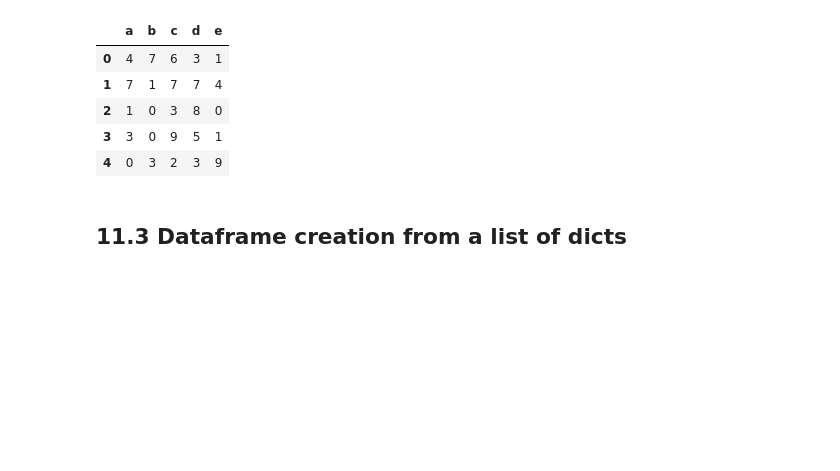
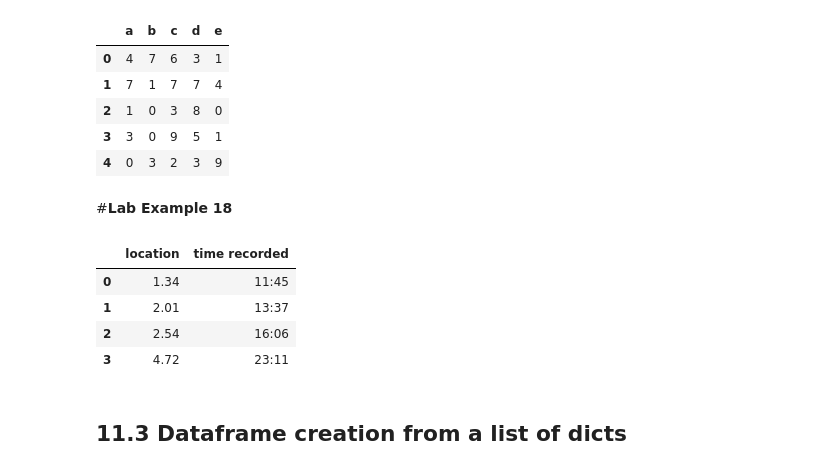
Before and after one commit to IAT-ExploringAI-2025/Week1-Intro-to-Python, a Jupyter notebook: introduction_to_python.ipynb, the cells around one changed output. Cells and saved outputs as stored; diff of their text form; code cells hidden in the pictures; blank space fills up the shorter version.

```diff
--- a/introduction_to_python.ipynb
+++ b/introduction_to_python.ipynb
@@ -1316,6 +1427,17 @@ df2
 | 2 | 1 | 0 | 3 | 8 | 0 |
 | 3 | 3 | 0 | 9 | 5 | 1 |
 | 4 | 0 | 3 | 2 | 3 | 9 |
+# %% [markdown]
+#**Lab Example 18**
+# %%
+tracker = {'location' : [1.34, 2.01, 2.54, 4.72], 'time recorded' : ["11:45", "13:37", "16:06","23:11"]}
+pd.DataFrame(tracker)
+# %% [output]
+|  | location | time recorded |
+| 0 | 1.34 | 11:45 |
+| 1 | 2.01 | 13:37 |
+| 2 | 2.54 | 16:06 |
+| 3 | 4.72 | 23:11 |
 # %% [markdown]
 ## 11.3 Dataframe creation from a list of dicts
 # %%
```
Also changed, not shown: parts of 24 cells of this notebook.
